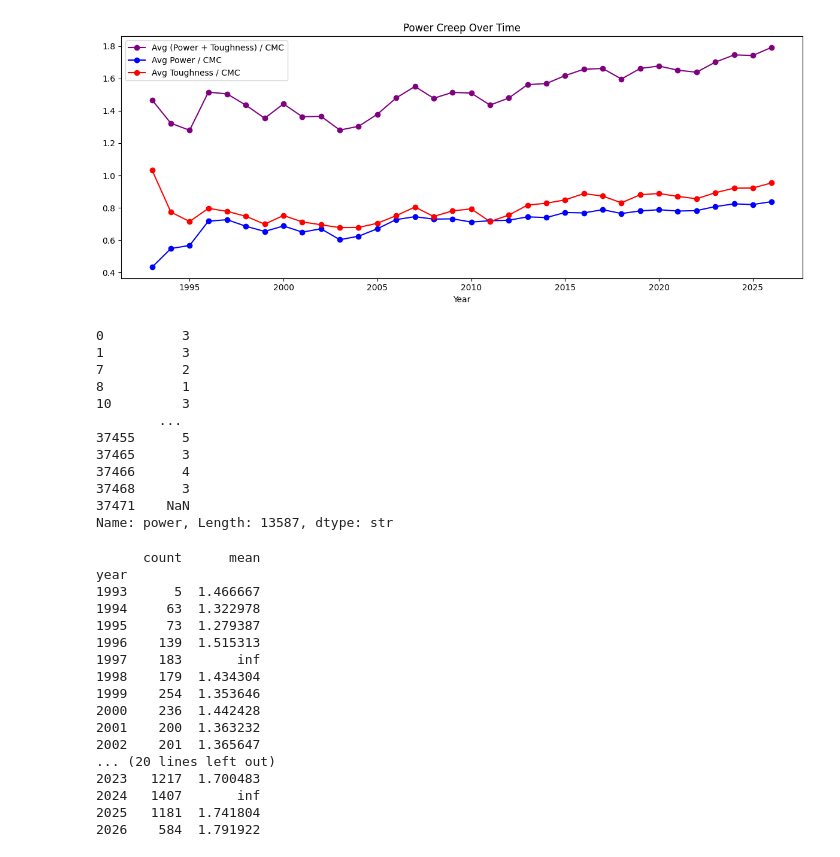
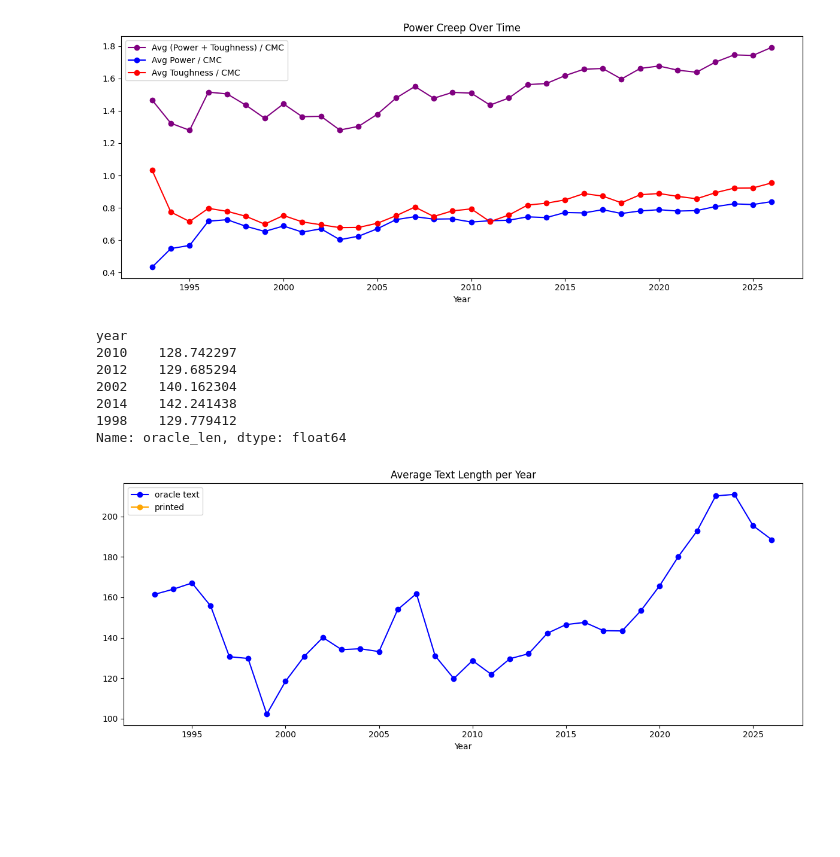
Before and after one commit to Virulentis/MagictheGathering-Pandas, a Jupyter notebook: MTG.ipynb, the cells around one changed output. Cells and saved outputs as stored; diff of their text form; code cells hidden in the pictures; blank space fills up the shorter version.

Commit message:
Added oracle text length per year graphic

```diff
--- a/MTG.ipynb
+++ b/MTG.ipynb
@@ -204,37 +204,34 @@ plt.show()
 [13076 rows x 2 columns]
 [figure]
 # %%
-print(c_no_token_no_reprint['power'])
+no_reprints = df.loc[ df.reprint == False ].copy()
+# print(no_reprints)
+no_reprints['oracle_len'] = no_reprints['oracle_text'].str.len()
+no_reprints['printed_len'] = no_reprints['printed_text'].str.len()
+no_reprints['year'] = pd.to_datetime(no_reprints['released_at']).dt.year
+
+
+
+oracle = no_reprints.groupby('year')['oracle_len'].mean()
+printed = no_reprints.groupby('year')['printed_len'].mean()
+
+print(by_year.sample(5))
+
+plt.figure(figsize=(12, 5))
+plt.plot(oracle.index, oracle.values, marker='o', color='blue',  label='oracle text')
+plt.plot(printed.index, printed.values, marker='o', color='orange',  label='printed')
+plt.title('Average Text Length per Year')
+plt.xlabel('Year')
+
+plt.legend()
+plt.tight_layout()
+plt.show()
 # %% [output]
-0          3
-1          3
-7          2
-8          1
-10         3
-        ...
-37455      5
-37465      3
-37466      4
-37468      3
-37471    NaN
-Name: power, Length: 13587, dtype: str
+year
+2010    128.742297
+2012    129.685294
+2002    140.162304
+2014    142.241438
+1998    129.779412
+Name: oracle_len, dtype: float64
+[figure, added]
-# %%
-print(pc.groupby('year')['power_creep_P_T'].agg(['count', 'mean']))
-# %% [output]
-      count      mean
-year
-1993      5  1.466667
-1994     63  1.322978
-1995     73  1.279387
-1996    139  1.515313
-1997    183       inf
-1998    179  1.434304
-1999    254  1.353646
-2000    236  1.442428
-2001    200  1.363232
-2002    201  1.365647
-... (20 lines left out)
-2023   1217  1.700483
-2024   1407       inf
-2025   1181  1.741804
-2026    584  1.791922
```
